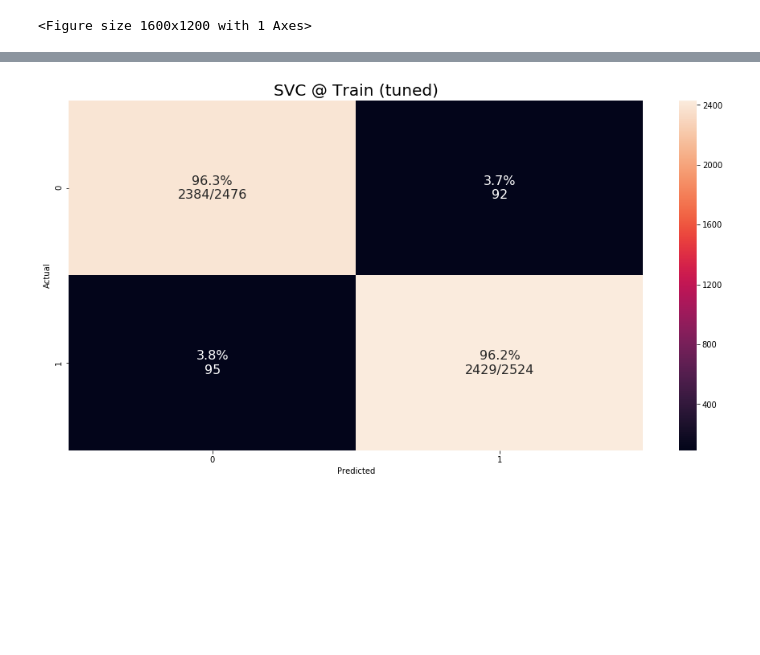
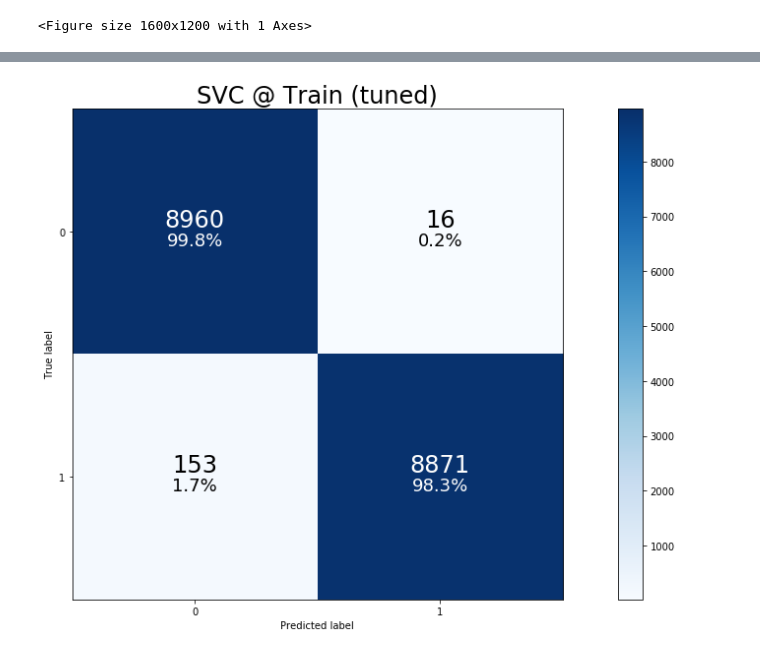
Before and after one commit to vaetern/match-sets, a Jupyter notebook: match.ipynb, the cells around one changed output, grey strips where cells are left out. Cells and saved outputs as stored; diff of their text form; code cells hidden in the pictures; blank space fills up the shorter version.

```diff
--- a/match.ipynb
+++ b/match.ipynb
@@ -532,5 +583,5 @@ grid_search.best_params_
 # %%
 from sklearn.linear_model import SGDClassifier
 
-sgd_clf = SGDClassifier(alpha = 0.0001, epsilon = 0.1, l1_ratio = 0.01, max_iter = 5, random_state=42)
+sgd_clf = SGDClassifier(alpha = 0.0001, epsilon = 0.01, penalty="l1", l1_ratio = 0.01, max_iter = 50, random_state=42)
 sgd_clf.fit(X_train, y_train.values.ravel())
@@ -656,0 +695,16 @@ grid_search.best_params_
+# %%
+# forest_clf = RandomForestClassifier(bootstrap=True, class_weight=None, criterion='gini',
+#             max_depth=None, max_features='auto', max_leaf_nodes=None,
+#             min_impurity_decrease=0.0, min_impurity_split=None,
+#             min_samples_leaf=1, min_samples_split=2,
+#             min_weight_fraction_leaf=0.0, n_estimators=10, n_jobs=1,
+#             oob_score=False, random_state=42, verbose=0, warm_start=False)
+forest_clf = RandomForestClassifier(bootstrap=True, class_weight=None, criterion='entropy',
+            max_depth=None, max_features='auto', max_leaf_nodes=None,
+            min_impurity_decrease=0.0, min_impurity_split=None,
+            min_samples_leaf=1, min_samples_split=2,
+            min_weight_fraction_leaf=0.0, n_estimators=11, n_jobs=1,
+            oob_score=False, random_state=42, verbose=0, warm_start=False)
+
+
+forest_clf.fit(X_train, y_train.values.ravel())
@@ -693,5 +740,11 @@ cm_analysis(y_test.astype('int'), y_test_pred, forest_clf.classes_, title="RFC @
 # %%
 from sklearn.svm import SVC
-svm_clf = SVC(kernel="linear", C=100, probability=True, random_state=42)
+svm_clf = SVC(kernel="rbf",
+              gamma=0.25,
+              max_iter = -1,
+              C=20,
+              probability=True,
+              random_state=42
+             )
 svm_clf.fit(X_train, y_train.values.ravel())
 # %% [output]
@@ -745,7 +803,11 @@ cm_analysis(y_train.astype('int'), y_train_pred, svm_clf.classes_, title="SVC @
 # %%
-param_grid = {'C':[10, 100, 200, 500, 1000],'gamma':[0.1,1,3,7], 'kernel':['linear','rbf']}
+!!!Dont restart, takes much time
+
+#param_grid = {'C':[5, 10, 20],'gamma':[0.25,1,3], 'kernel':['rbf']}
+param_grid = {'C':[20,25,30],'gamma':[3,4,5], 'kernel':['rbf']}
 clf = SVC(random_state=42)
 
-grid_search = GridSearchCV(clf, param_grid, cv=5, verbose=3, n_jobs=8, scoring="roc_auc")
+
+grid_search = GridSearchCV(clf, param_grid, cv=5, verbose=4, n_jobs=8, scoring="roc_auc")
 grid_search.fit(X_train, y_train.values.ravel())
 # %% [output]
@@ -757,13 +835,14 @@ grid_search.best_score_
 # %%
-svm_clf = SVC(kernel="rbf", C=1000, gamma=8, probability=True)
+svm_clf = SVC(kernel="rbf", C=20, gamma=3, probability=True)
+svm_clf = SVC(kernel="rbf", C=25, gamma=5, probability=True)
 
 svm_clf.fit(X_train, y_train.values.ravel())
 
 y_train_pred = svm_clf.predict(X_train).astype('int')
 
-cm_analysis(y_train.astype('int'), y_train_pred, svm_clf.classes_, title="SVC @ Train (tuned)")
+plot_confusion_matrix(y_train.astype('int'), y_train_pred, svm_clf.classes_, title="SVC @ Train (tuned)")
 # %% [output]
-[figure, old version]
+[figure, new version]
 # %%
 from sklearn.model_selection import RandomizedSearchCV
 from scipy import stats
```
Also changed, not shown: parts of 96 cells of this notebook, 6 other files.
